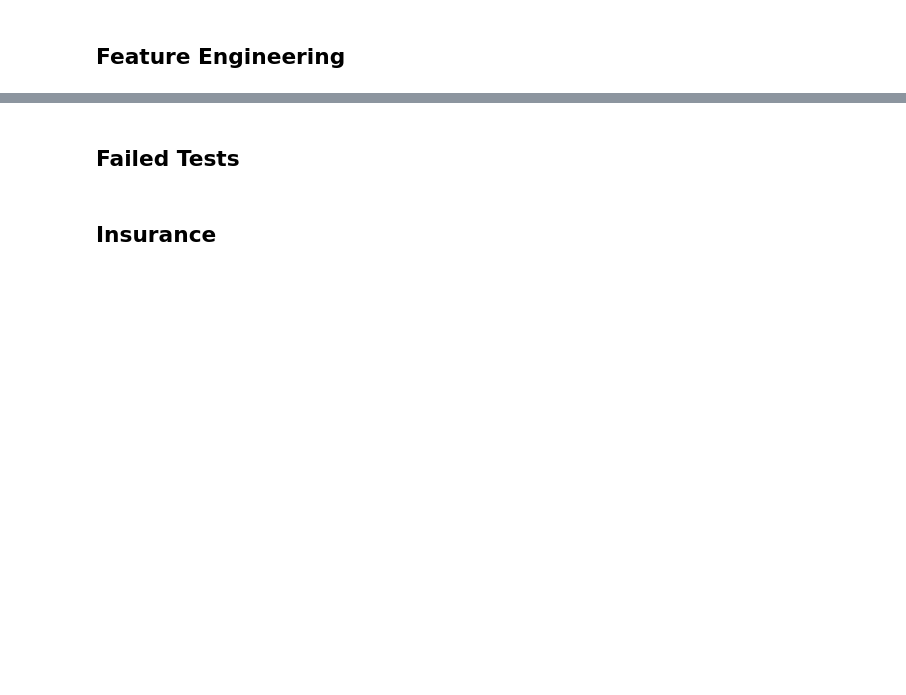
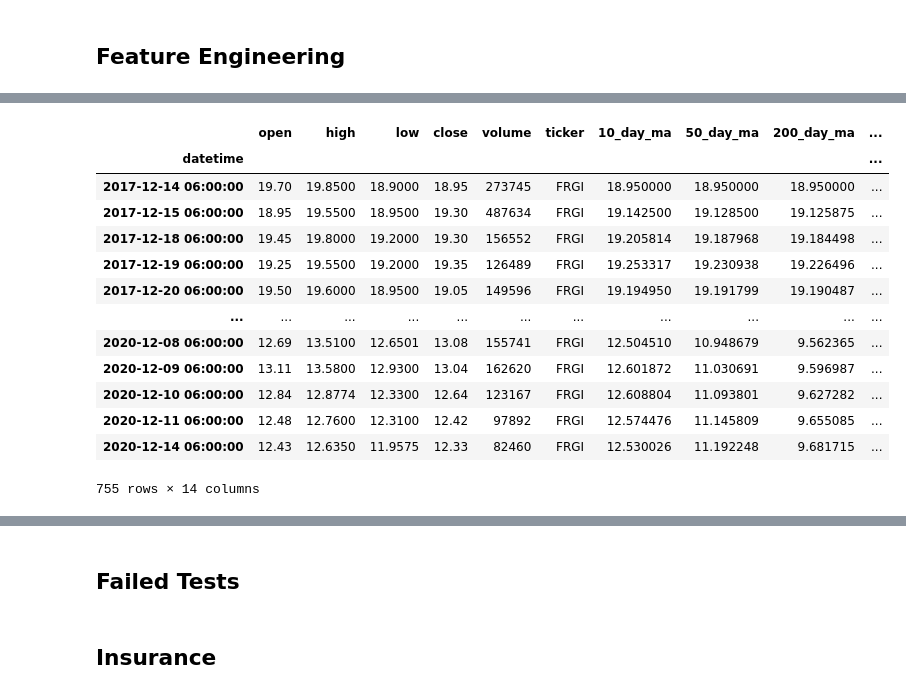
Before and after one commit to jakeoddi/Stock-Price-Forecasting, a Jupyter notebook: data_acquisition.ipynb, the cells around one changed output, grey strips where cells are left out. Drawn from its saved outputs; the diff is of its cells as text; code cells hidden in the pictures; blank space fills up the shorter version.

```diff
--- a/data_acquisition.ipynb
+++ b/data_acquisition.ipynb
@@ -203,4 +267,6 @@ df['open'].plot(kind = 'bar')
 # %% [markdown]
 ## Cleaning
+# %%
+df_list = list(filter(lambda x: x.shape[0] > 200, df_list))
 # %%
 # Date Cleaning
@@ -220 +389,18 @@ df.drop(columns = 'datetime', inplace = True)
+# %%
+df_list[0]
+# %% [output]
+|  | open | high | low | close | volume | ticker | 10_day_ma | 50_day_ma | 200_day_ma | ... |
+| datetime |  |  |  |  |  |  |  |  |  | ... |
+| 2017-12-14 06:00:00 | 19.70 | 19.8500 | 18.9000 | 18.95 | 273745 | FRGI | 18.950000 | 18.950000 | 18.950000 | ... |
+| 2017-12-15 06:00:00 | 18.95 | 19.5500 | 18.9500 | 19.30 | 487634 | FRGI | 19.142500 | 19.128500 | 19.125875 | ... |
+| 2017-12-18 06:00:00 | 19.45 | 19.8000 | 19.2000 | 19.30 | 156552 | FRGI | 19.205814 | 19.187968 | 19.184498 | ... |
+| 2017-12-19 06:00:00 | 19.25 | 19.5500 | 19.2000 | 19.35 | 126489 | FRGI | 19.253317 | 19.230938 | 19.226496 | ... |
+| 2017-12-20 06:00:00 | 19.50 | 19.6000 | 18.9500 | 19.05 | 149596 | FRGI | 19.194950 | 19.191799 | 19.190487 | ... |
+| ... | ... | ... | ... | ... | ... | ... | ... | ... | ... | ... |
+| 2020-12-08 06:00:00 | 12.69 | 13.5100 | 12.6501 | 13.08 | 155741 | FRGI | 12.504510 | 10.948679 | 9.562365 | ... |
+| 2020-12-09 06:00:00 | 13.11 | 13.5800 | 12.9300 | 13.04 | 162620 | FRGI | 12.601872 | 11.030691 | 9.596987 | ... |
+| 2020-12-10 06:00:00 | 12.84 | 12.8774 | 12.3300 | 12.64 | 123167 | FRGI | 12.608804 | 11.093801 | 9.627282 | ... |
+| 2020-12-11 06:00:00 | 12.48 | 12.7600 | 12.3100 | 12.42 | 97892 | FRGI | 12.574476 | 11.145809 | 9.655085 | ... |
+| 2020-12-14 06:00:00 | 12.43 | 12.6350 | 11.9575 | 12.33 | 82460 | FRGI | 12.530026 | 11.192248 | 9.681715 | ... |
+755 rows × 14 columns
 # %% [markdown]
```
Also changed, not shown: parts of 81 cells of this notebook.
